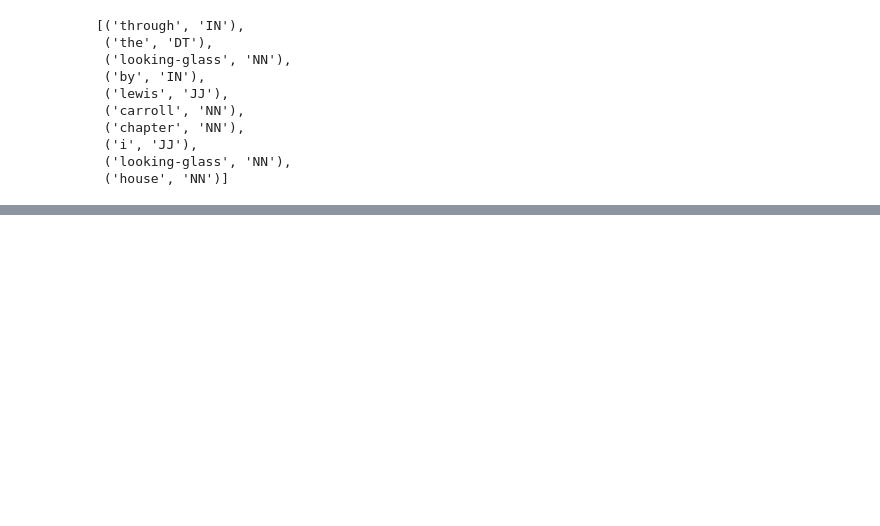
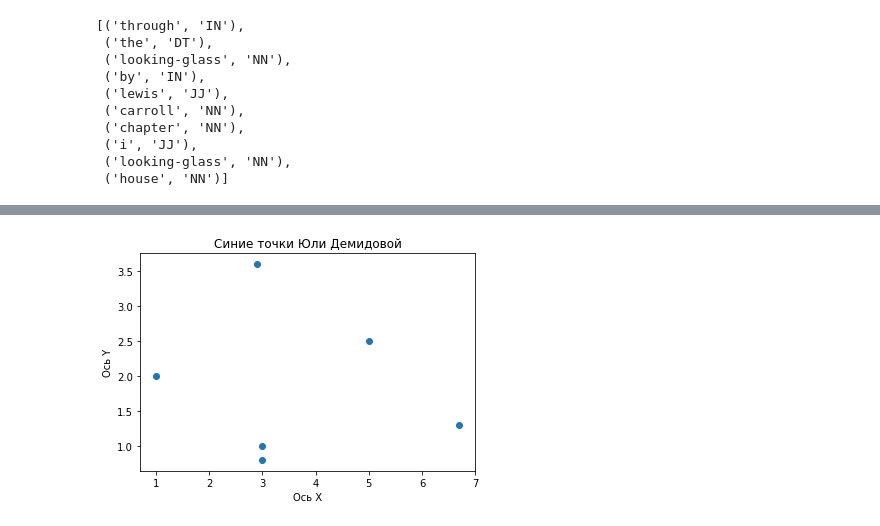
Before and after one commit to yuleopard/homeworks, a Jupyter notebook: Classwork.ipynb, the cells around one changed output, grey strips where cells are left out. Drawn from its saved outputs; the diff is of its cells as text; code cells hidden in the pictures; blank space fills up the shorter version.

```diff
--- a/Classwork.ipynb
+++ b/Classwork.ipynb
@@ -1156,0 +1302,8 @@ wnl.lemmatize(word_tokenize(text_clean))
+# %%
+plt.scatter(X,Y)  # рисуем точки
+plt.title("Синие точки Юли Демидовой")
+plt.xlabel("Ось X")
+plt.ylabel("Ось Y")
+plt.show()
+# %% [output]
+[figure, added]
```
Also changed, not shown: parts of 30 cells of this notebook, 7 other files.
